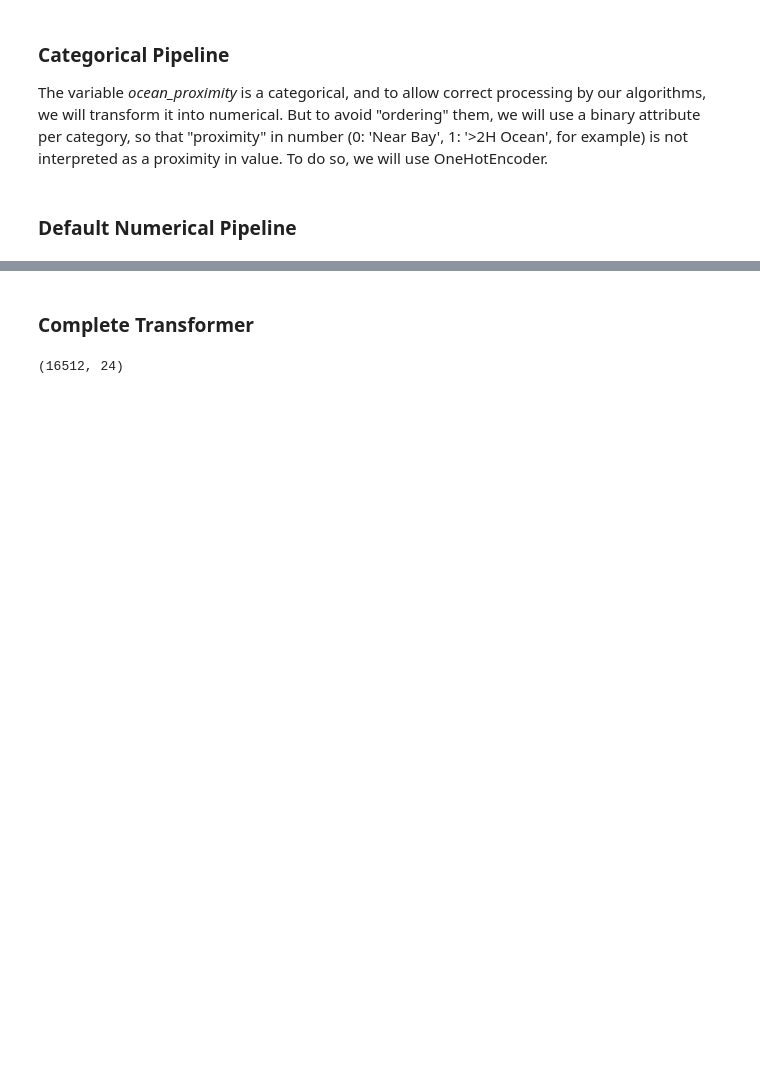
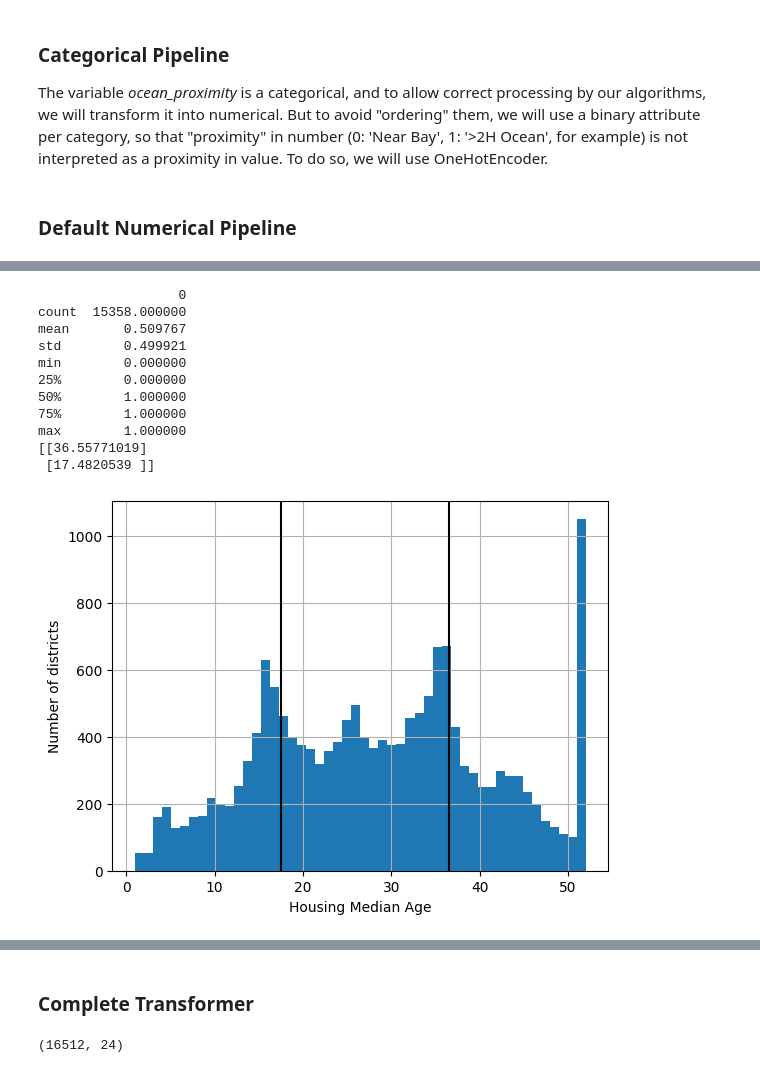
Before and after one commit to LucidOtter/MLLearning, a Jupyter notebook: 02_end2end_MLLearning.ipynb, the cells around one changed output, grey strips where cells are left out. Saved outputs shown, nothing was run; the diff lists cells and outputs as text; code cells hidden in the pictures; blank space fills up the shorter version.

```diff
--- a/02_end2end_MLLearning.ipynb
+++ b/02_end2end_MLLearning.ipynb
@@ -378,0 +424,29 @@ Once the base pipeline presented in the book has been copied here, it would be a
+# %%
+age_kmeans2 = KMeans(n_clusters=2, random_state=42, n_init=10)
+
+housing_age = housing["housing_median_age"].values.copy()
+housing_age = housing_age[housing_age<50]
+age_test2 = age_kmeans2.fit_predict(housing_age.reshape(-1, 1))
+print(pd.DataFrame(age_test2).describe())
+print(age_kmeans2.cluster_centers_)
+
+housing["housing_median_age"].hist(bins=50)
+plt.xlabel("Housing Median Age")
+plt.ylabel("Number of districts")
+
+plt.axvline(x=age_kmeans2.cluster_centers_[0], color='black')
+plt.axvline(x=age_kmeans2.cluster_centers_[1], color='black')
+plt.show()
+# %% [output]
+                  0
+count  15358.000000
+mean       0.509767
+std        0.499921
+min        0.000000
+25%        0.000000
+50%        1.000000
+75%        1.000000
+max        1.000000
+[[36.55771019]
+ [17.4820539 ]]
+[figure, added]
```
Also changed, not shown: parts of 23 cells of this notebook, 1 other file.
